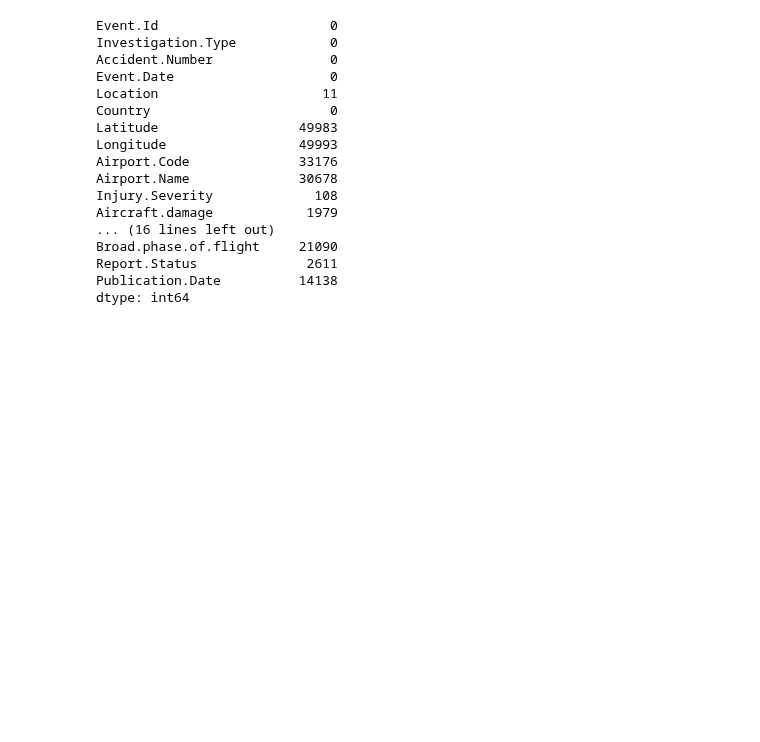
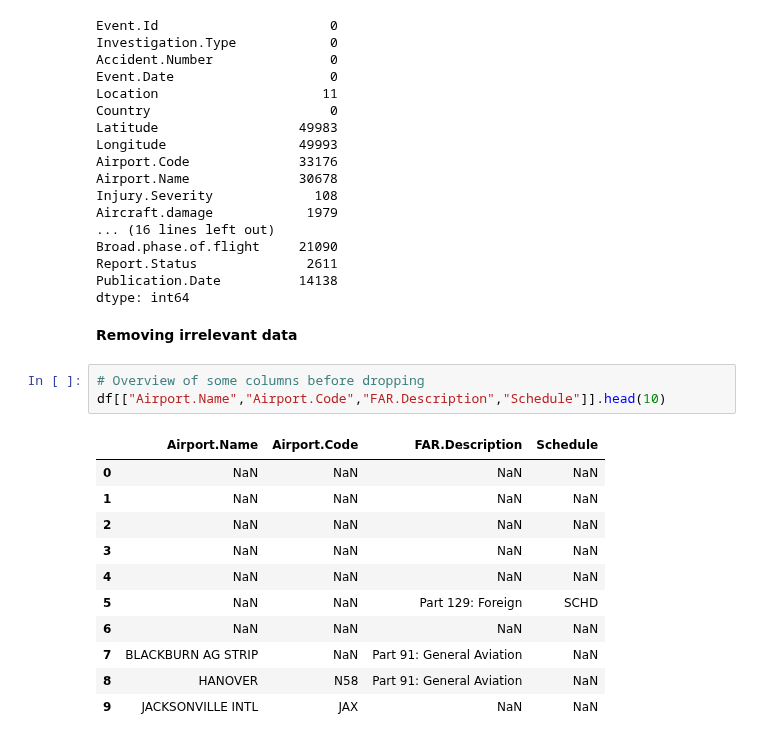
Before and after one commit to rongachoka/Aviation_EDA, a Jupyter notebook: aircraft_safety/analysis_draft.ipynb, the cells around one changed output. Drawn from its saved outputs; the diff is of its cells as text; blank space fills up the shorter version.

```diff
--- a/aircraft_safety/analysis_draft.ipynb
+++ b/aircraft_safety/analysis_draft.ipynb
@@ -270,3 +269,20 @@ Broad.phase.of.flight     21090
 Report.Status              2611
 Publication.Date          14138
 dtype: int64
+# %% [markdown]
+**Removing irrelevant data**
+# %%
+# Overview of some columns before dropping
+df[["Airport.Name","Airport.Code","FAR.Description","Schedule"]].head(10)
+# %% [output]
+|  | Airport.Name | Airport.Code | FAR.Description | Schedule |
+| 0 | NaN | NaN | NaN | NaN |
+| 1 | NaN | NaN | NaN | NaN |
+| 2 | NaN | NaN | NaN | NaN |
+| 3 | NaN | NaN | NaN | NaN |
+| 4 | NaN | NaN | NaN | NaN |
+| 5 | NaN | NaN | Part 129: Foreign | SCHD |
+| 6 | NaN | NaN | NaN | NaN |
+| 7 | BLACKBURN AG STRIP | NaN | Part 91: General Aviation | NaN |
+| 8 | HANOVER | N58 | Part 91: General Aviation | NaN |
+| 9 | JACKSONVILLE INTL | JAX | NaN | NaN |
```
Also changed, not shown: parts of 4 cells of this notebook.
